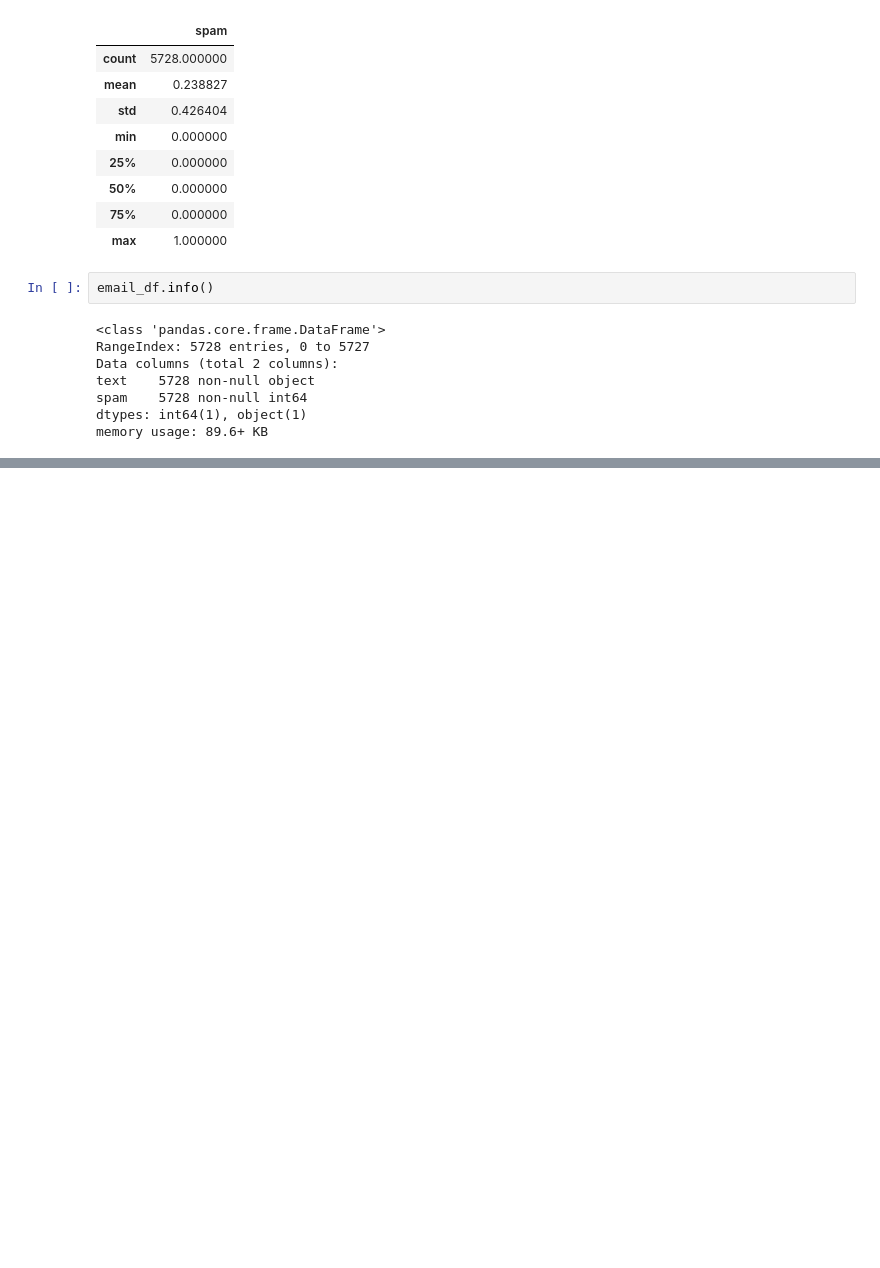
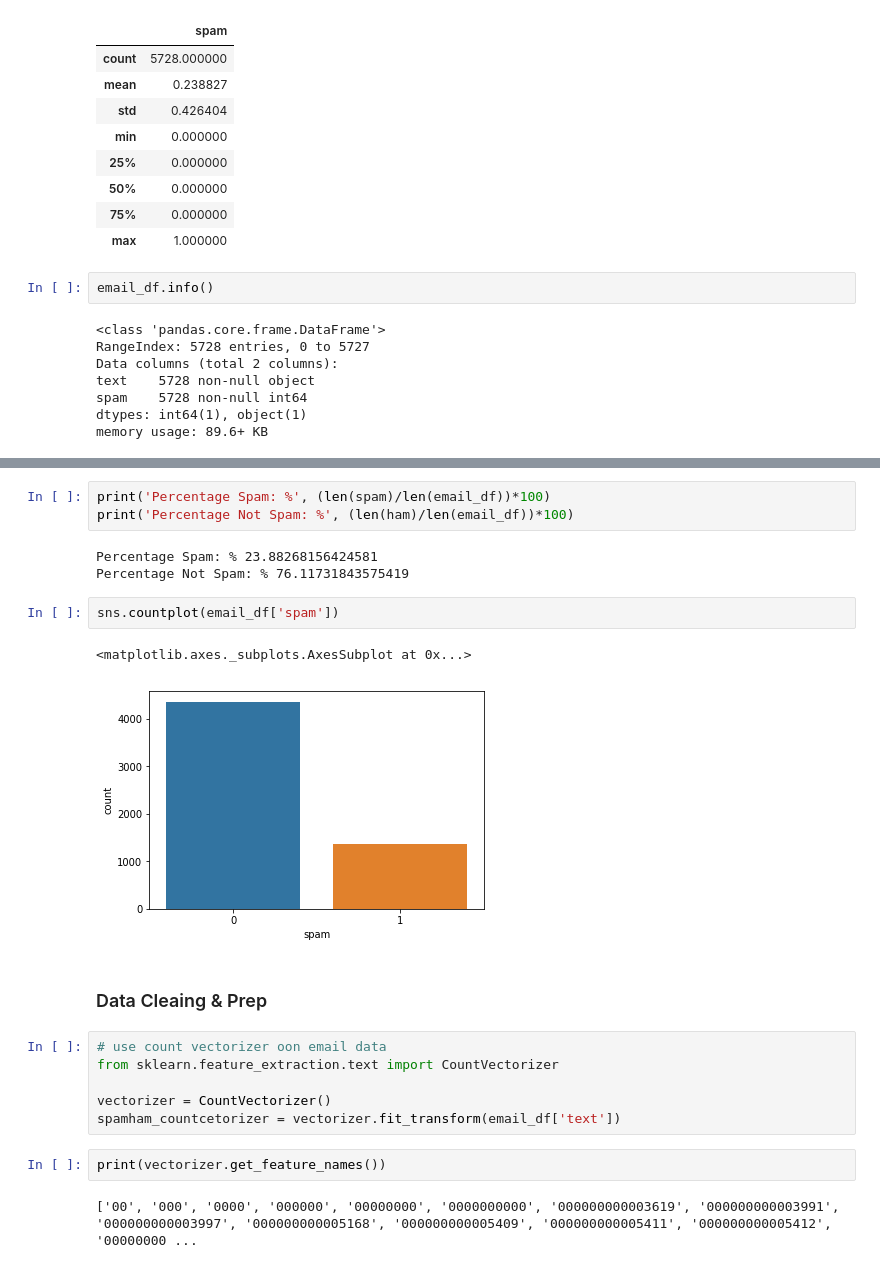
Before and after one commit to sagecodes/spam-classifier-naive-bayes, a Jupyter notebook: Untitled.ipynb, the cells around one changed output, grey strips where cells are left out. Drawn from its saved outputs; the diff is of its cells as text; blank space fills up the shorter version.

```diff
--- a/Untitled.ipynb
+++ b/Untitled.ipynb
@@ -62,0 +108,23 @@ memory usage: 89.6+ KB
+# %%
+print('Percentage Spam: %', (len(spam)/len(email_df))*100)
+print('Percentage Not Spam: %', (len(ham)/len(email_df))*100)
+# %% [output]
+Percentage Spam: % 23.88268156424581
+Percentage Not Spam: % 76.11731843575419
+# %%
+sns.countplot(email_df['spam'])
+# %% [output]
+<matplotlib.axes._subplots.AxesSubplot at 0x...>
+[figure, added]
+# %% [markdown]
+### Data Cleaing & Prep
+# %%
+# use count vectorizer oon email data
+from sklearn.feature_extraction.text import CountVectorizer
+
+vectorizer = CountVectorizer()
+spamham_countcetorizer = vectorizer.fit_transform(email_df['text'])
+# %%
+print(vectorizer.get_feature_names())
+# %% [output]
+['00', '000', '0000', '000000', '00000000', '0000000000', '000000000003619', '000000000003991', '000000000003997', '000000000005168', '000000000005409', '000000000005411', '000000000005412', '00000000 ...
```
Also changed, not shown: parts of 17 cells of this notebook.
